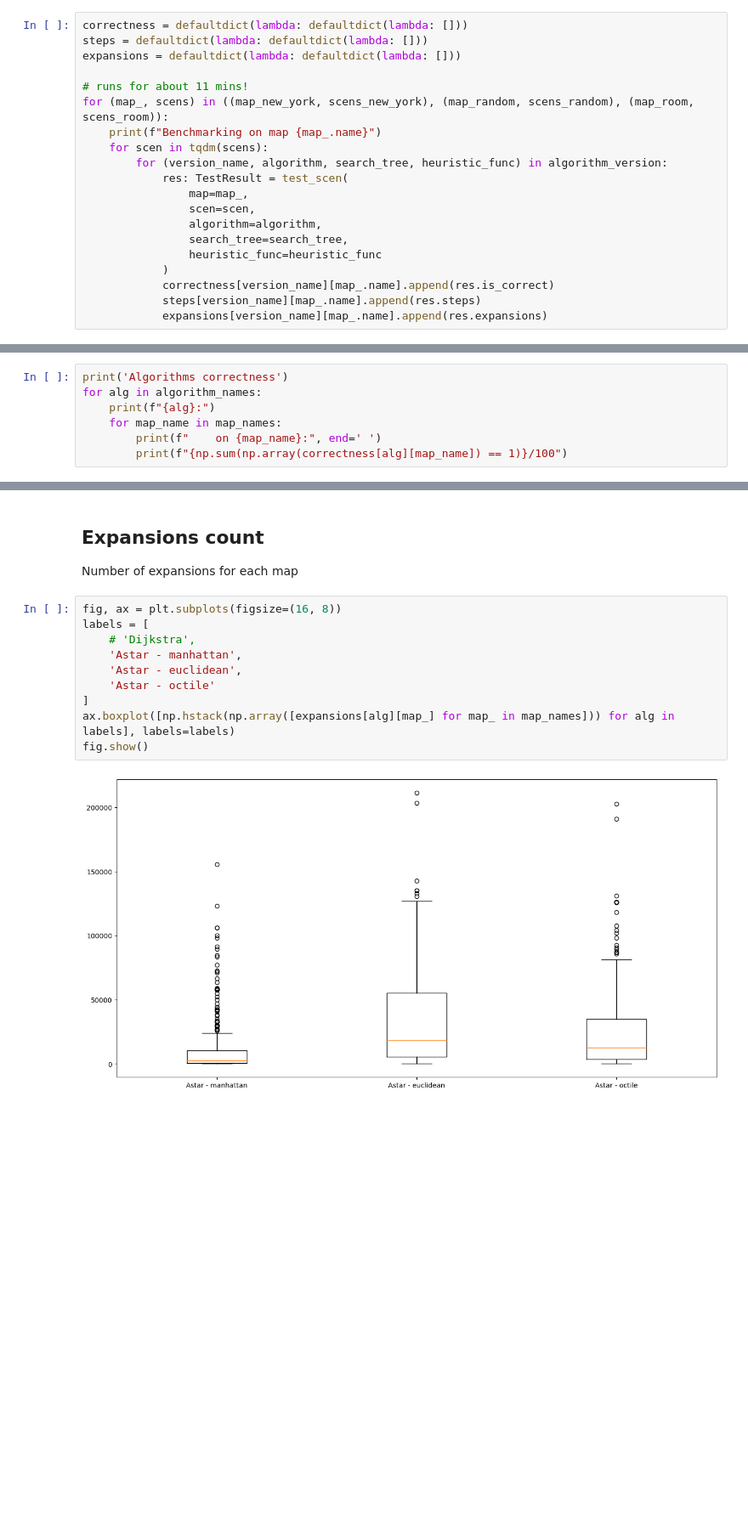
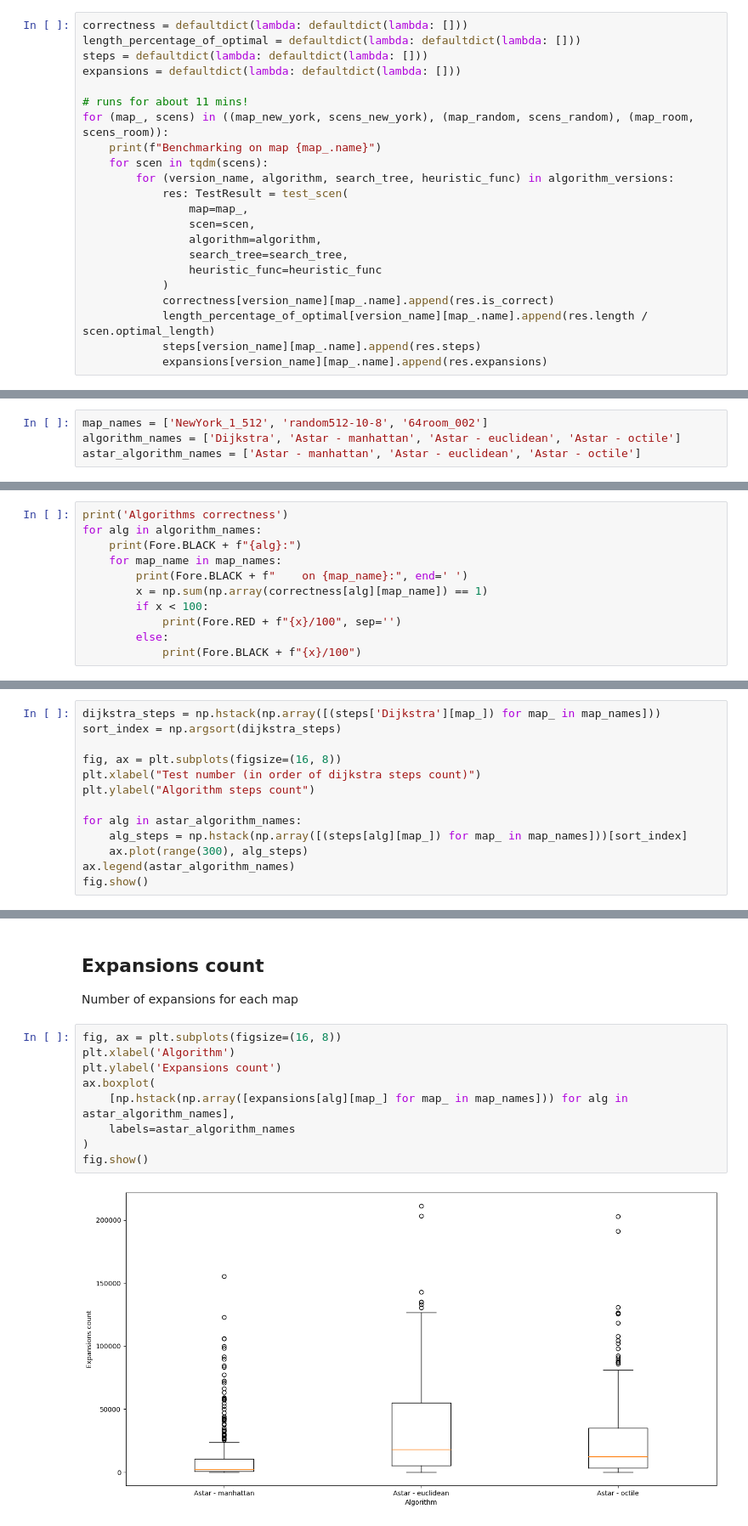
Before and after one commit to nadiaroschina/benchmarking_astar, a Jupyter notebook: lab04-benchmarking.ipynb, the cells around one changed output, grey strips where cells are left out. Shown: that part at 85% size. Cells and saved outputs as stored; diff of their text form; blank space fills up the shorter version.

Commit message:
final visualizations

```diff
--- a/lab04-benchmarking.ipynb
+++ b/lab04-benchmarking.ipynb
@@ -541,6 +531,7 @@ algorithm_version = (
 )
 # %%
 correctness = defaultdict(lambda: defaultdict(lambda: []))
+length_percentage_of_optimal = defaultdict(lambda: defaultdict(lambda: []))
 steps = defaultdict(lambda: defaultdict(lambda: []))
 expansions = defaultdict(lambda: defaultdict(lambda: []))
 
@@ -548,7 +539,7 @@ expansions = defaultdict(lambda: defaultdict(lambda: []))
 for (map_, scens) in ((map_new_york, scens_new_york), (map_random, scens_random), (map_room, scens_room)):
     print(f"Benchmarking on map {map_.name}")
     for scen in tqdm(scens):
-        for (version_name, algorithm, search_tree, heuristic_func) in algorithm_version:
+        for (version_name, algorithm, search_tree, heuristic_func) in algorithm_versions:
             res: TestResult = test_scen(
                 map=map_,
                 scen=scen,
@@ -557,6 +548,7 @@ for (map_, scens) in ((map_new_york, scens_new_york), (map_random, scens_random)
                 heuristic_func=heuristic_func
             )
             correctness[version_name][map_.name].append(res.is_correct)
+            length_percentage_of_optimal[version_name][map_.name].append(res.length / scen.optimal_length)
             steps[version_name][map_.name].append(res.steps)
             expansions[version_name][map_.name].append(res.expansions)
 # %% [output]
@@ -568,0 +560,4 @@ algorithm_names = [x[0] for x in algorithm_version]
+# %%
+map_names = ['NewYork_1_512', 'random512-10-8', '64room_002']
+algorithm_names = ['Dijkstra', 'Astar - manhattan', 'Astar - euclidean', 'Astar - octile']
+astar_algorithm_names = ['Astar - manhattan', 'Astar - euclidean', 'Astar - octile']
@@ -569,10 +566,14 @@ algorithm_names = [x[0] for x in algorithm_version]
 # %%
 print('Algorithms correctness')
 for alg in algorithm_names:
-    print(f"{alg}:")
+    print(Fore.BLACK + f"{alg}:")
     for map_name in map_names:
-        print(f"    on {map_name}:", end=' ')
-        print(f"{np.sum(np.array(correctness[alg][map_name]) == 1)}/100")
+        print(Fore.BLACK + f"    on {map_name}:", end=' ')
+        x = np.sum(np.array(correctness[alg][map_name]) == 1)
+        if x < 100:
+            print(Fore.RED + f"{x}/100", sep='')
+        else:
+            print(Fore.BLACK + f"{x}/100")
 # %% [output]
 Algorithms correctness
 Dijkstra:
@@ -630,0 +624,13 @@ for i, map_name in enumerate(map_names):
+# %%
+dijkstra_steps = np.hstack(np.array([(steps['Dijkstra'][map_]) for map_ in map_names]))
+sort_index = np.argsort(dijkstra_steps)
+
+fig, ax = plt.subplots(figsize=(16, 8))
+plt.xlabel("Test number (in order of dijkstra steps count)")
+plt.ylabel("Algorithm steps count")
+
+for alg in astar_algorithm_names:
+    alg_steps = np.hstack(np.array([(steps[alg][map_]) for map_ in map_names]))[sort_index]
+    ax.plot(range(300), alg_steps)
+ax.legend(astar_algorithm_names)
+fig.show()
@@ -634,13 +642,12 @@ for i, map_name in enumerate(map_names):
 Number of expansions for each map
 # %%
 fig, ax = plt.subplots(figsize=(16, 8))
-labels = [
-    # 'Dijkstra',
-    'Astar - manhattan',
-    'Astar - euclidean',
-    'Astar - octile'
-]
-ax.boxplot([np.hstack(np.array([expansions[alg][map_] for map_ in map_names])) for alg in labels], labels=labels)
+plt.xlabel('Algorithm')
+plt.ylabel('Expansions count')
+ax.boxplot(
+    [np.hstack(np.array([expansions[alg][map_] for map_ in map_names])) for alg in astar_algorithm_names],
+    labels=astar_algorithm_names
+)
 fig.show()
 # %% [output]
-[figure, old version]
+[figure, new version]
```
Also changed, not shown: parts of 18 cells of this notebook.
